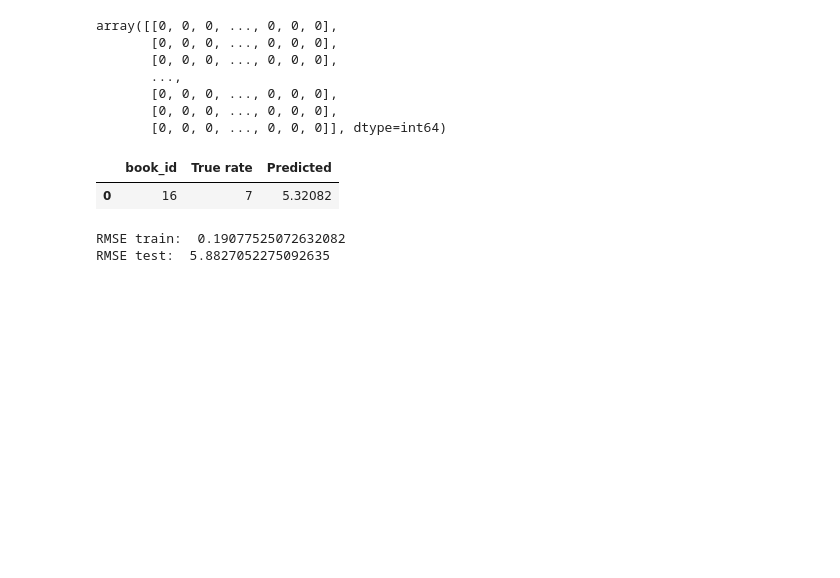
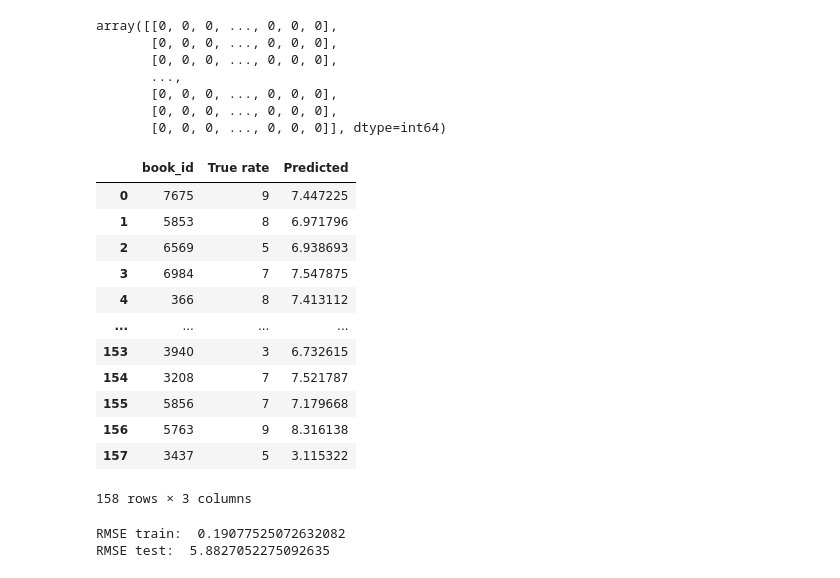
Before and after one commit to quochung2711/Research-Recommendation-system, a Jupyter notebook: Code/content-based.ipynb, the cells around one changed output. Cells and saved outputs as stored; diff of their text form; code cells hidden in the pictures; blank space fills up the shorter version.

```diff
--- a/Code/content-based.ipynb
+++ b/Code/content-based.ipynb
@@ -276,14 +278,25 @@ def RMSE(Yhat,data):
     return np.sqrt(se/cnt)
 # %%
 # Test with userId = 7
-n = 7
+n = 11675
 #np.set_printoptions(precision=2) # 2 digits after .
 ids, scores = get_items_rated_by_user(rate_test, n)
 compareResult = {'book_id':ids,'True rate':scores,'Predicted':Yhat[ids,n]}
 display(pd.DataFrame(compareResult))
 # %% [output]
 |  | book_id | True rate | Predicted |
-| 0 | 16 | 7 | 5.32082 |
+| 0 | 7675 | 9 | 7.447225 |
+| 1 | 5853 | 8 | 6.971796 |
+| 2 | 6569 | 5 | 6.938693 |
+| 3 | 6984 | 7 | 7.547875 |
+| 4 | 366 | 8 | 7.413112 |
+| ... | ... | ... | ... |
+| 153 | 3940 | 3 | 6.732615 |
+| 154 | 3208 | 7 | 7.521787 |
+| 155 | 5856 | 7 | 7.179668 |
+| 156 | 5763 | 9 | 8.316138 |
+| 157 | 3437 | 5 | 3.115322 |
+158 rows × 3 columns
 # %%
 print("RMSE train: ",RMSE(Yhat,rate_train))
 print("RMSE test: ",RMSE(Yhat,rate_test))
```
Also changed, not shown: parts of 1 cell of this notebook, 7 other files.
